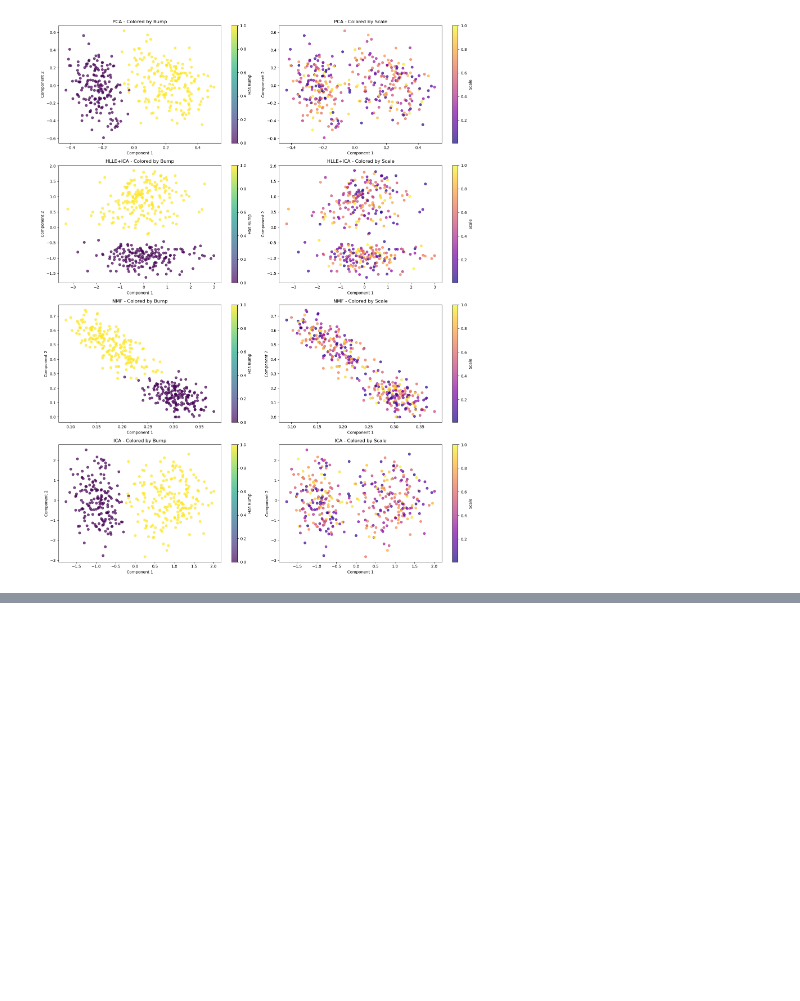
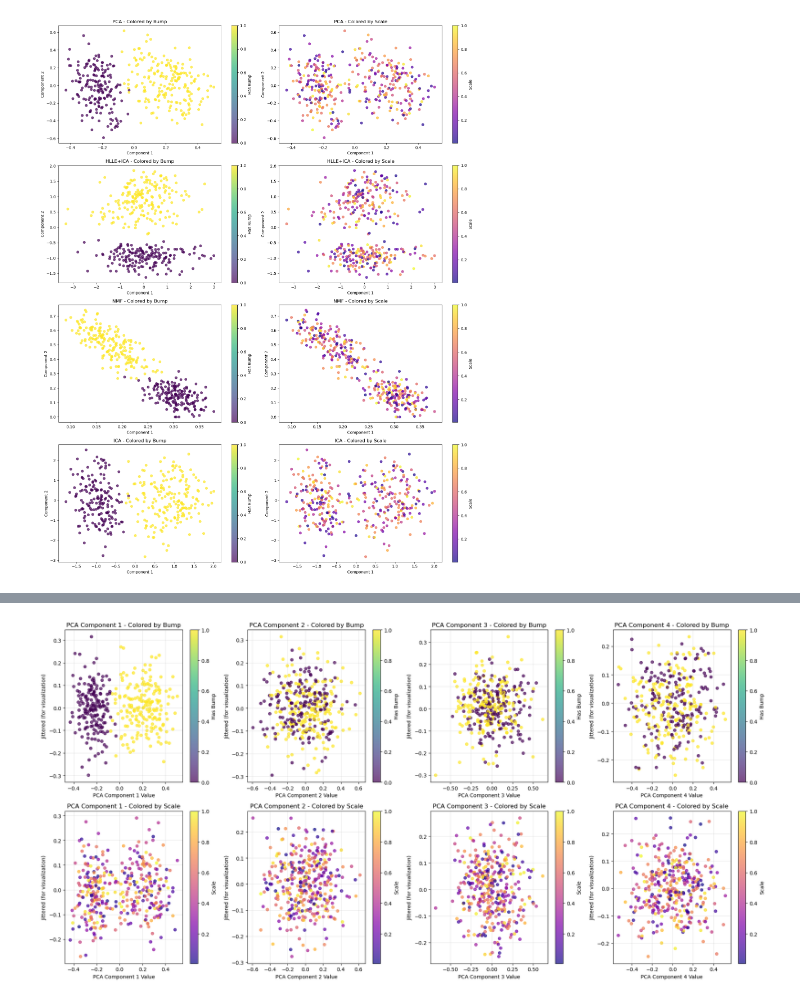
Before and after one commit to Jakaria08/Disentangle_Latent_Space_Deep_SDF, a Jupyter notebook: run_HLLE_ICA_latent_space.ipynb, the cells around one changed output, grey strips where cells are left out. Drawn from its saved outputs; the diff is of its cells as text; code cells hidden in the pictures; blank space fills up the shorter version.

```diff
--- a/run_HLLE_ICA_latent_space.ipynb
+++ b/run_HLLE_ICA_latent_space.ipynb
@@ -338,0 +561,83 @@ Component 2 correlation with scale: 0.0376
+# %%
+# Plot all 4 PCA components for bump and scale
+fig, axes = plt.subplots(2, 4, figsize=(20, 10))
+
+# Get PCA results
+pca_results = results["PCA"]
+
+# Top row: All 4 components colored by bump
+for i in range(4):
+    jittered_y = np.random.normal(0, 0.1, len(pca_results))
+    scatter = axes[0, i].scatter(pca_results[:, i], jittered_y, c=has_bump,
+                                cmap='viridis', alpha=0.7, s=30)
+    axes[0, i].set_xlabel(f"PCA Component {i+1} Value")
+    axes[0, i].set_ylabel("Jittered (for visualization)")
+    axes[0, i].set_title(f"PCA Component {i+1} - Colored by Bump")
+    axes[0, i].grid(True, alpha=0.3)
+    plt.colorbar(scatter, ax=axes[0, i], label="Has Bump")
+
+# Bottom row: All 4 components colored by scale
+for i in range(4):
+    jittered_y = np.random.normal(0, 0.1, len(pca_results))
+    scatter = axes[1, i].scatter(pca_results[:, i], jittered_y, c=scales,
+                                cmap='plasma', alpha=0.7, s=30)
+    axes[1, i].set_xlabel(f"PCA Component {i+1} Value")
+    axes[1, i].set_ylabel("Jittered (for visualization)")
+    axes[1, i].set_title(f"PCA Component {i+1} - Colored by Scale")
+    axes[1, i].grid(True, alpha=0.3)
+    plt.colorbar(scatter, ax=axes[1, i], label="Scale")
+
+plt.tight_layout()
+plt.savefig("pca_all_components_vs_labels.png", dpi=300, bbox_inches='tight')
+plt.show()
+
+# Also create histogram distributions for all 4 PCA components
+fig, axes = plt.subplots(2, 4, figsize=(20, 10))
+
+bump_mask = has_bump == 1
+no_bump_mask = has_bump == 0
+
+# Top row: Component distributions by bump
+for i in range(4):
+    component = pca_results[:, i]
+    axes[0, i].hist(component[no_bump_mask], alpha=0.7, label='No Bump',
+                   bins=20, color='blue')
+    axes[0, i].hist(component[bump_mask], alpha=0.7, label='Has Bump',
+                   bins=20, color='red')
+    axes[0, i].set_xlabel(f"PCA Component {i+1} Value")
+    axes[0, i].set_ylabel("Frequency")
+    axes[0, i].set_title(f"PCA Component {i+1} Distribution by Bump")
+    axes[0, i].legend()
+    axes[0, i].grid(True, alpha=0.3)
+
+# Bottom row: Component distributions by scale (split into high/low scale)
+scale_median = np.median(scales)
+high_scale_mask = scales > scale_median
+low_scale_mask = scales <= scale_median
+
+for i in range(4):
+    component = pca_results[:, i]
+    axes[1, i].hist(component[low_scale_mask], alpha=0.7, label='Low Scale',
+                   bins=20, color='green')
+    axes[1, i].hist(component[high_scale_mask], alpha=0.7, label='High Scale',
+                   bins=20, color='orange')
+    axes[1, i].set_xlabel(f"PCA Component {i+1} Value")
+    axes[1, i].set_ylabel("Frequency")
+    axes[1, i].set_title(f"PCA Component {i+1} Distribution by Scale")
+    axes[1, i].legend()
+    axes[1, i].grid(True, alpha=0.3)
+
+plt.tight_layout()
+plt.savefig("pca_all_components_distributions.png", dpi=300, bbox_inches='tight')
+plt.show()
+
+# Print correlation analysis for all 4 PCA components
+print("\nDetailed PCA Correlation Analysis:")
+for i in range(4):
+    bump_corr = np.corrcoef(pca_results[:, i], has_bump)[0, 1]
+    scale_corr = np.corrcoef(pca_results[:, i], scales)[0, 1]
+    print(f"PCA Component {i+1}:")
+    print(f"  Correlation with bump: {bump_corr:.4f}")
+    print(f"  Correlation with scale: {scale_corr:.4f}")
+# %% [output]
+[figure, added]
```
Also changed, not shown: parts of 6 cells of this notebook, 8 other files.
